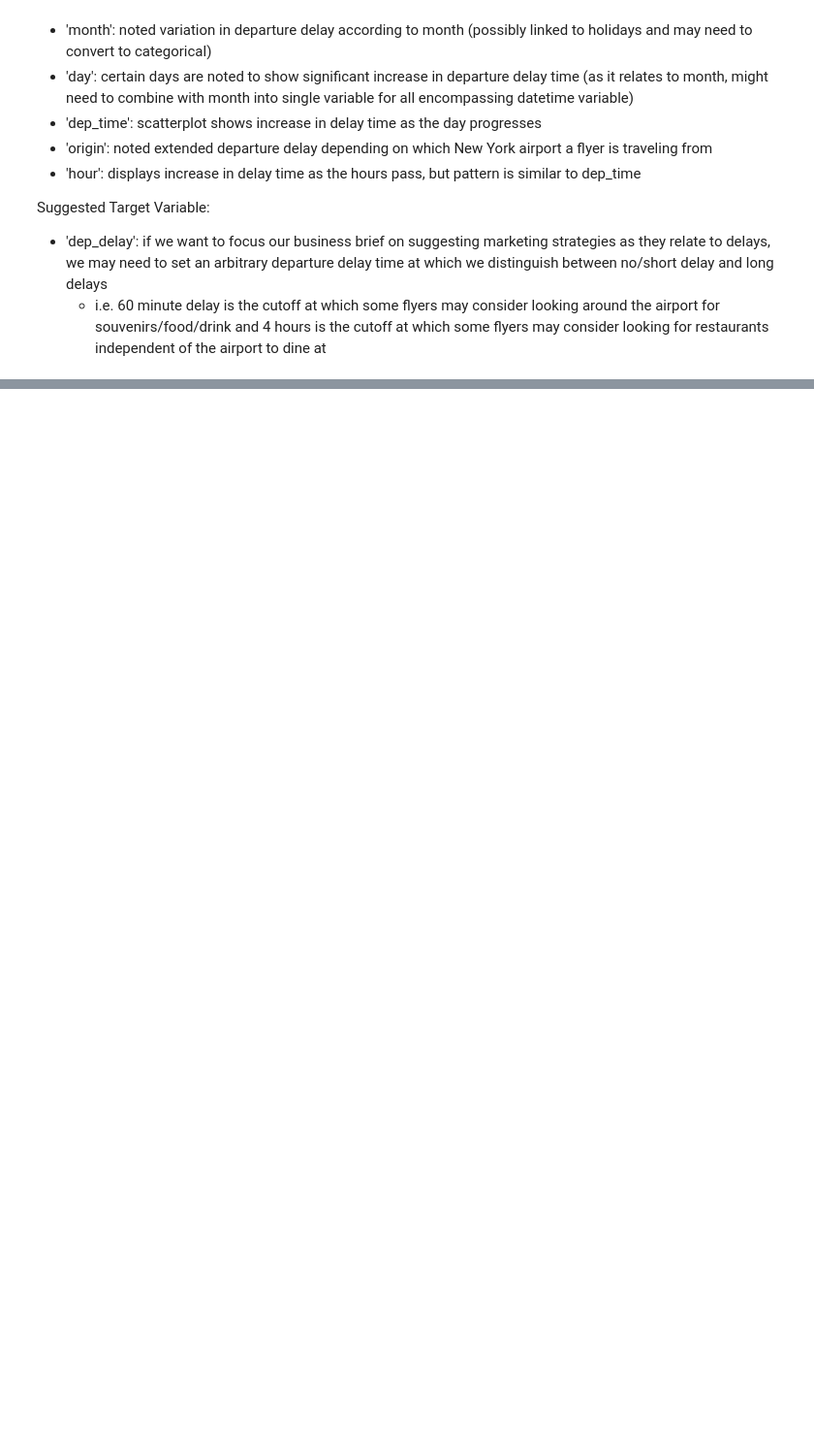
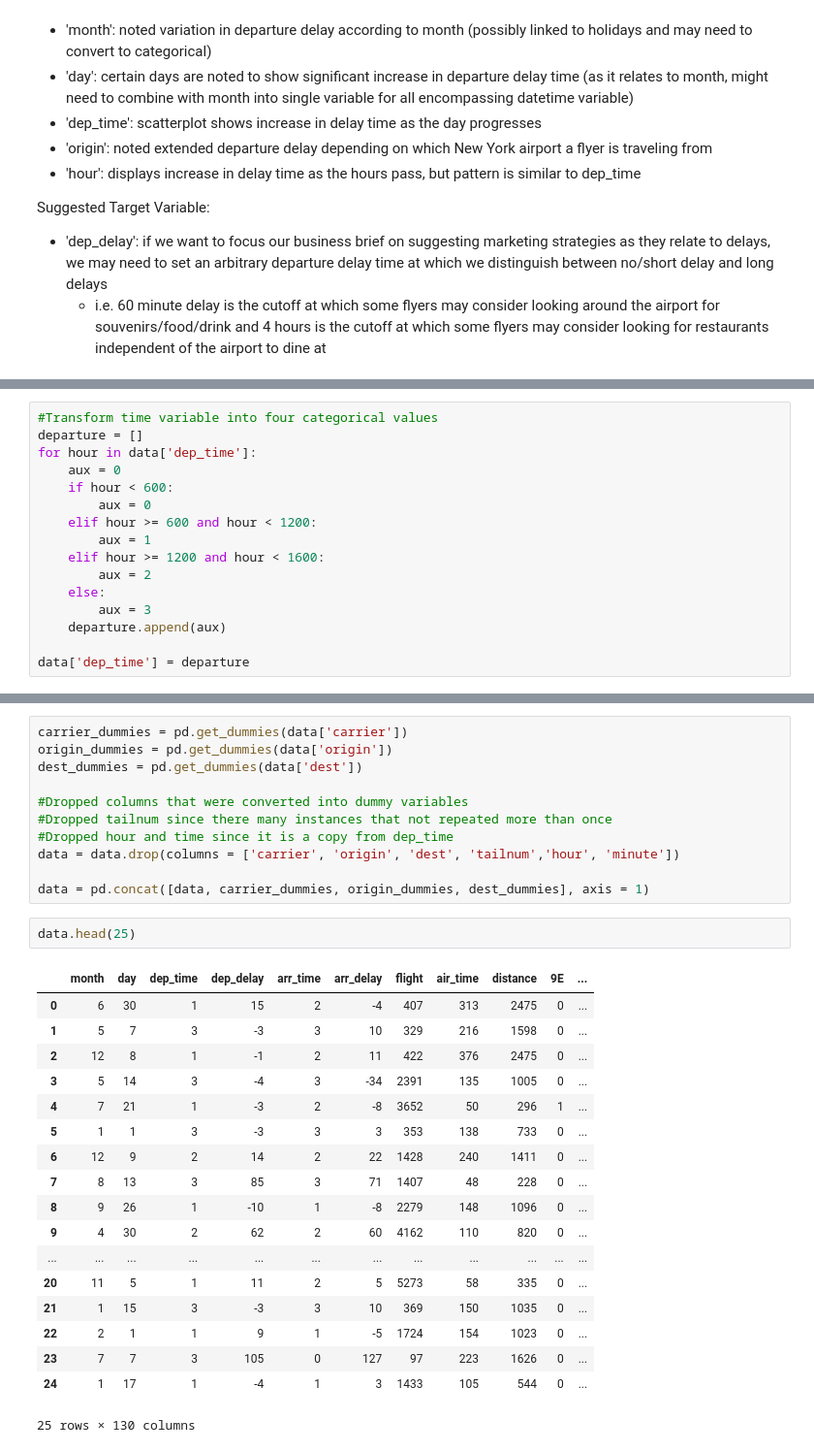
Before and after one commit to hsong1101/ADS-505-Project, a Jupyter notebook: ADS505_Group_Project.ipynb, the cells around one changed output, grey strips where cells are left out. Shown at 97% size. Saved outputs shown, nothing was run; the diff lists cells and outputs as text; blank space fills up the shorter version.

```diff
--- a/ADS505_Group_Project.ipynb
+++ b/ADS505_Group_Project.ipynb
@@ -481,0 +499,16 @@ Suggested Target Variable:
+# %%
+#Transform time variable into four categorical values
+departure = []
+for hour in data['dep_time']:
+    aux = 0
+    if hour < 600:
+        aux = 0
+    elif hour >= 600 and hour < 1200:
+        aux = 1
+    elif hour >= 1200 and hour < 1600:
+        aux = 2
+    else:
+        aux = 3
+    departure.append(aux)
+
+data['dep_time'] = departure
@@ -481,0 +553,32 @@ Suggested Target Variable:
+# %%
+carrier_dummies = pd.get_dummies(data['carrier'])
+origin_dummies = pd.get_dummies(data['origin'])
+dest_dummies = pd.get_dummies(data['dest'])
+
+#Dropped columns that were converted into dummy variables
+#Dropped tailnum since there many instances that not repeated more than once
+#Dropped hour and time since it is a copy from dep_time
+data = data.drop(columns = ['carrier', 'origin', 'dest', 'tailnum','hour', 'minute'])
+
+data = pd.concat([data, carrier_dummies, origin_dummies, dest_dummies], axis = 1)
+# %%
+data.head(25)
+# %% [output]
+|  | month | day | dep_time | dep_delay | arr_time | arr_delay | flight | air_time | distance | 9E | ... |
+| 0 | 6 | 30 | 1 | 15 | 2 | -4 | 407 | 313 | 2475 | 0 | ... |
+| 1 | 5 | 7 | 3 | -3 | 3 | 10 | 329 | 216 | 1598 | 0 | ... |
+| 2 | 12 | 8 | 1 | -1 | 2 | 11 | 422 | 376 | 2475 | 0 | ... |
+| 3 | 5 | 14 | 3 | -4 | 3 | -34 | 2391 | 135 | 1005 | 0 | ... |
+| 4 | 7 | 21 | 1 | -3 | 2 | -8 | 3652 | 50 | 296 | 1 | ... |
+| 5 | 1 | 1 | 3 | -3 | 3 | 3 | 353 | 138 | 733 | 0 | ... |
+| 6 | 12 | 9 | 2 | 14 | 2 | 22 | 1428 | 240 | 1411 | 0 | ... |
+| 7 | 8 | 13 | 3 | 85 | 3 | 71 | 1407 | 48 | 228 | 0 | ... |
+| 8 | 9 | 26 | 1 | -10 | 1 | -8 | 2279 | 148 | 1096 | 0 | ... |
+| 9 | 4 | 30 | 2 | 62 | 2 | 60 | 4162 | 110 | 820 | 0 | ... |
+| ... | ... | ... | ... | ... | ... | ... | ... | ... | ... | ... | ... |
+| 20 | 11 | 5 | 1 | 11 | 2 | 5 | 5273 | 58 | 335 | 0 | ... |
+| 21 | 1 | 15 | 3 | -3 | 3 | 10 | 369 | 150 | 1035 | 0 | ... |
+| 22 | 2 | 1 | 1 | 9 | 1 | -5 | 1724 | 154 | 1023 | 0 | ... |
+| 23 | 7 | 7 | 3 | 105 | 0 | 127 | 97 | 223 | 1626 | 0 | ... |
+| 24 | 1 | 17 | 1 | -4 | 1 | 3 | 1433 | 105 | 544 | 0 | ... |
+25 rows × 130 columns
```
Also changed, not shown: parts of 10 cells of this notebook, 2 other files.
